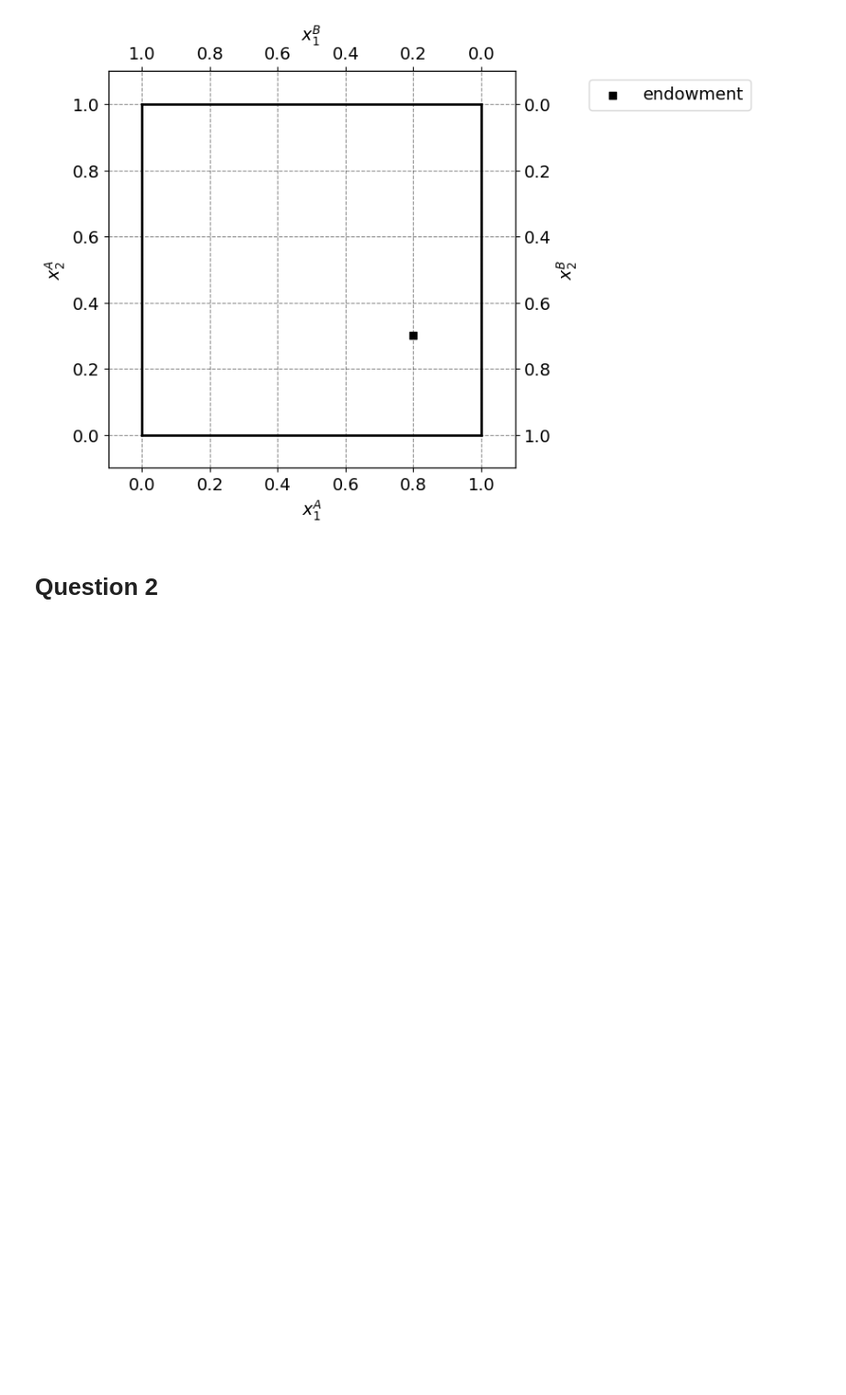
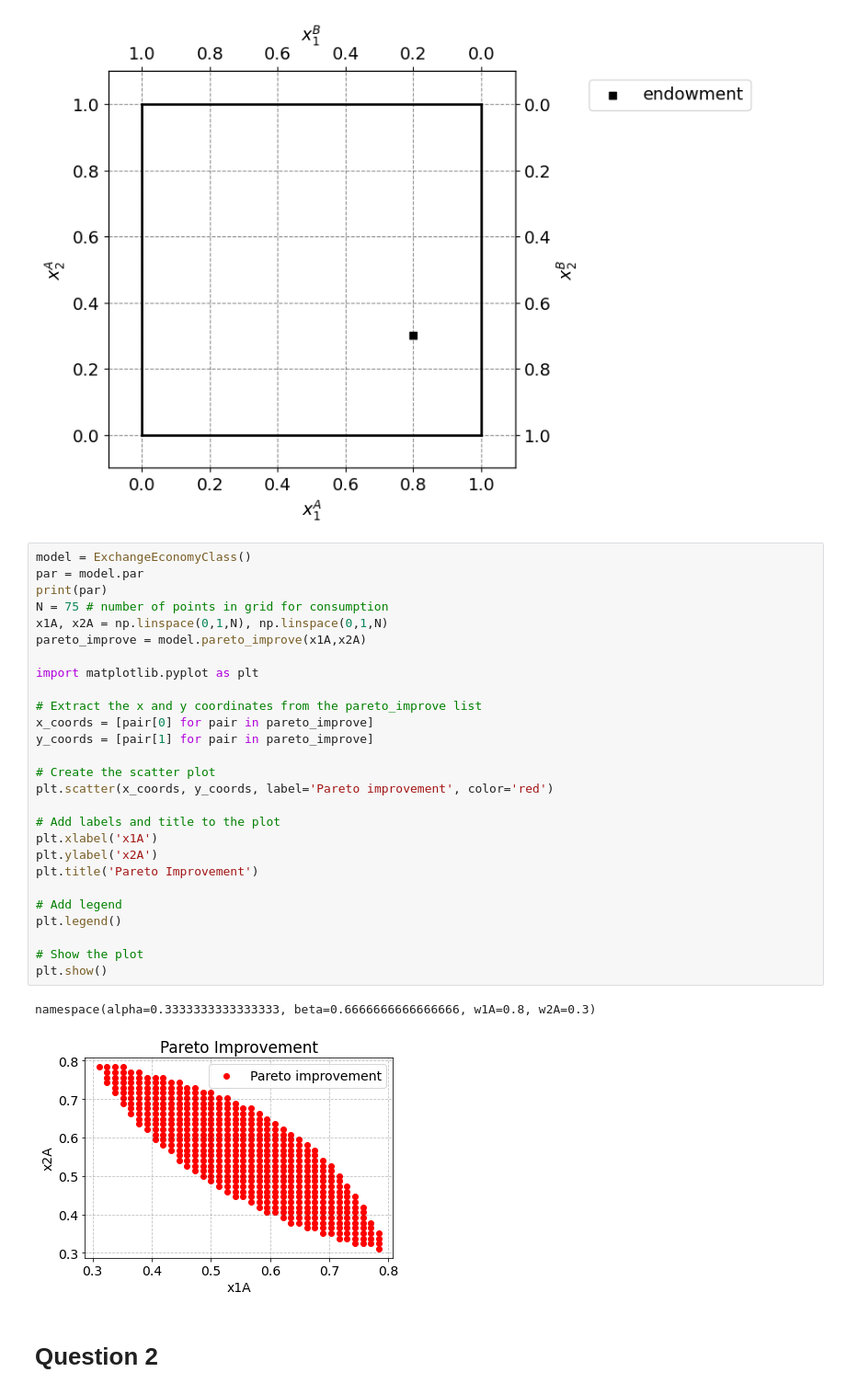
Before and after one commit to NumEconCopenhagen/projects-2024-mikkel-thomas, a Jupyter notebook: inauguralproject/inauguralproject.ipynb, the cells around one changed output. Shown at 92% size. Drawn from its saved outputs; the diff is of its cells as text; blank space fills up the shorter version.

Commit message:
Updated some of the plotting code

```diff
--- a/inauguralproject/inauguralproject.ipynb
+++ b/inauguralproject/inauguralproject.ipynb
@@ -63,6 +63,36 @@ ax_B.set_ylim([w2bar + 0.1, -0.1])
 ax_A.legend(frameon=True,loc='upper right',bbox_to_anchor=(1.6,1.0));
 # %% [output]
 [figure]
+# %%
+model = ExchangeEconomyClass()
+par = model.par
+print(par)
+N = 75 # number of points in grid for consumption
+x1A, x2A = np.linspace(0,1,N), np.linspace(0,1,N)
+pareto_improve = model.pareto_improve(x1A,x2A)
+
+import matplotlib.pyplot as plt
+
+# Extract the x and y coordinates from the pareto_improve list
+x_coords = [pair[0] for pair in pareto_improve]
+y_coords = [pair[1] for pair in pareto_improve]
+
+# Create the scatter plot
+plt.scatter(x_coords, y_coords, label='Pareto improvement', color='red')
+
+# Add labels and title to the plot
+plt.xlabel('x1A')
+plt.ylabel('x2A')
+plt.title('Pareto Improvement')
+
+# Add legend
+plt.legend()
+
+# Show the plot
+plt.show()
+# %% [output]
+namespace(alpha=0.3333333333333333, beta=0.6666666666666666, w1A=0.8, w2A=0.3)
+[figure, added]
 # %% [markdown]
 # Question 2
 # %% [markdown]
```
